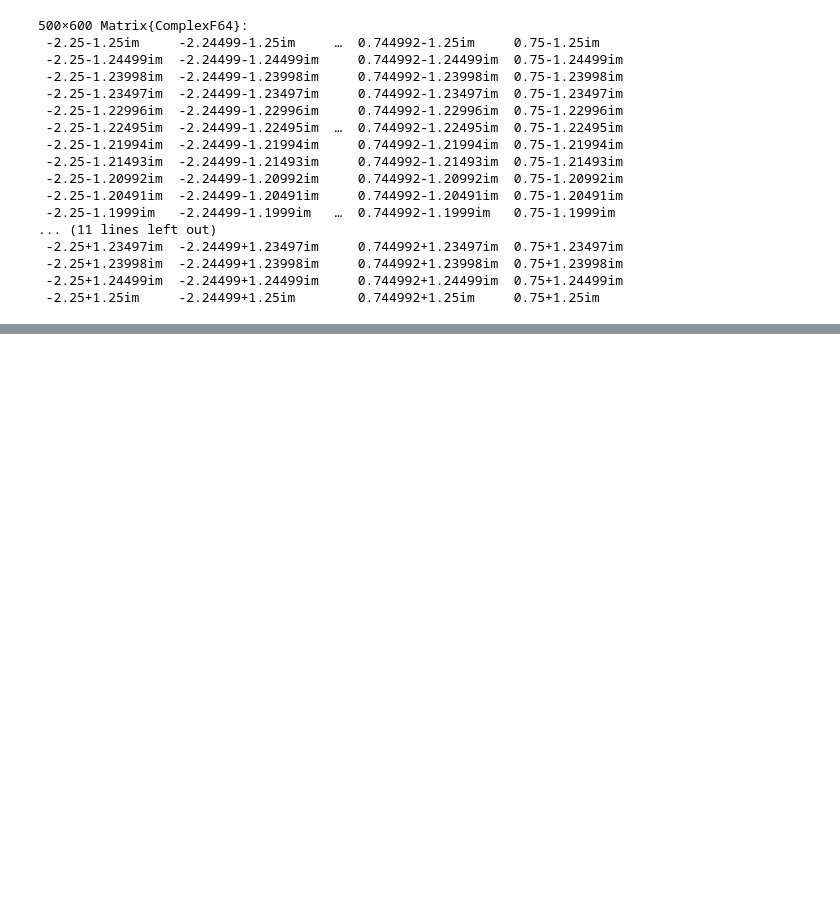
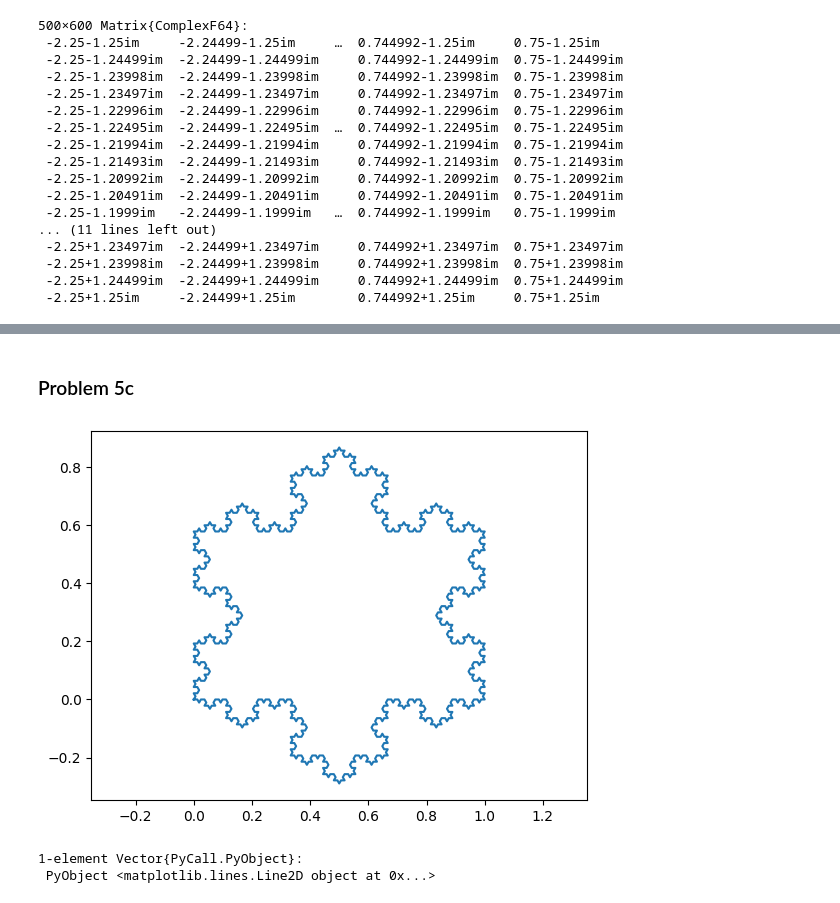
Before and after one commit to TagoreZhao/MATH124, a Jupyter notebook: HW5.ipynb, the cells around one changed output, grey strips where cells are left out. Cells and saved outputs as stored; diff of their text form; code cells hidden in the pictures; blank space fills up the shorter version.

```diff
--- a/HW5.ipynb
+++ b/HW5.ipynb
@@ -107,0 +198,19 @@ display(C)
+# %% [markdown]
+### Problem 5c
+# %%
+x_triangle = [0.0, 0.5, 1.0, 0.0]
+y_triangle = [0.0, sqrt(3)/2, 0.0, 0.0]
+x = []
+y = []
+for i in 1:3
+    x1, y1 = x_triangle[i], y_triangle[i]
+    x2, y2 = x_triangle[i+1], y_triangle[i+1]
+    x_c, y_c = koch_curve(x1, y1, x2, y2, 4)
+    append!(x, x_c)
+    append!(y, y_c)
+end
+plot(x,y)
+# %% [output]
+[figure, added]
+1-element Vector{PyCall.PyObject}:
+ PyObject <matplotlib.lines.Line2D object at 0x...>
```
Also changed, not shown: parts of 6 cells of this notebook.
